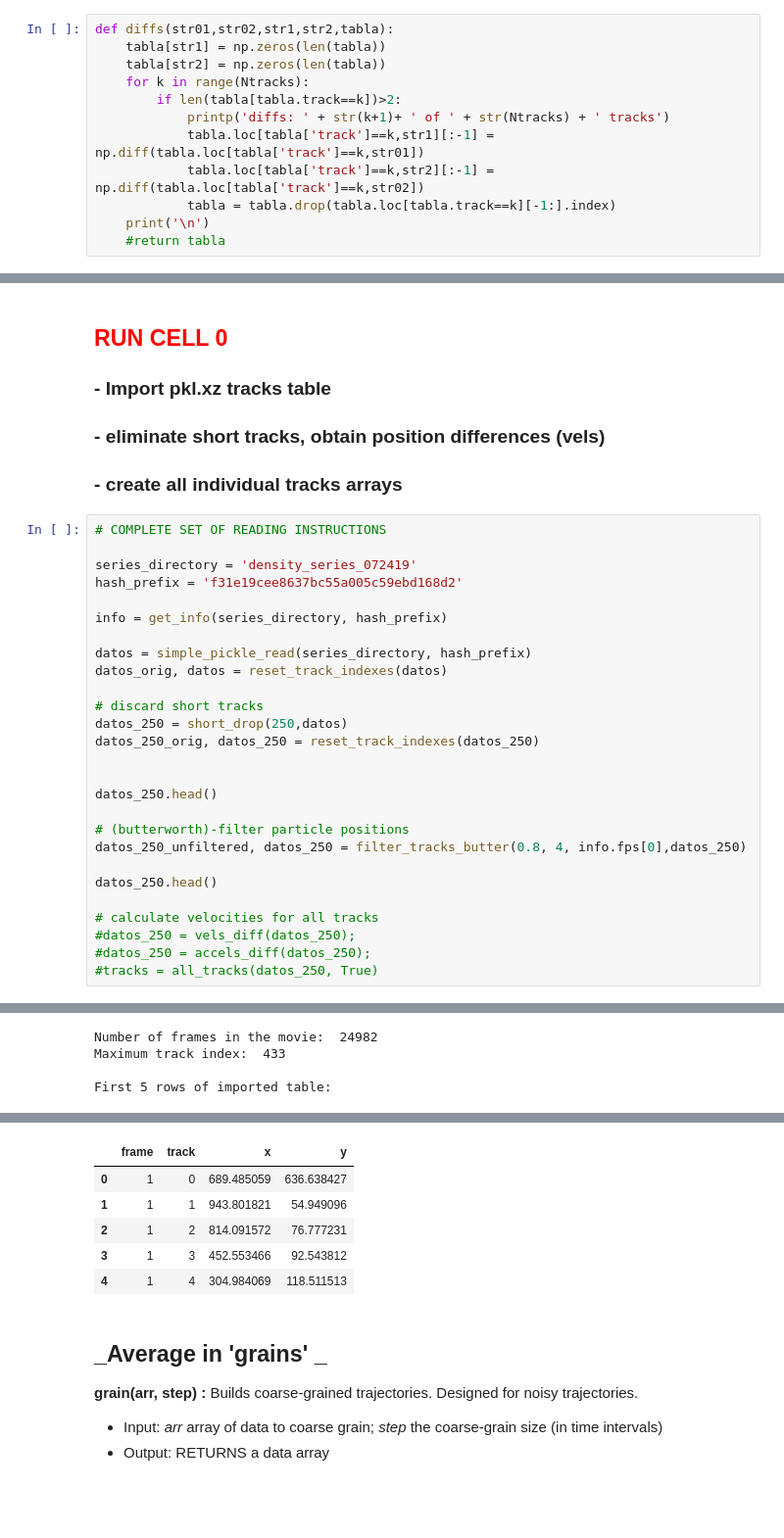
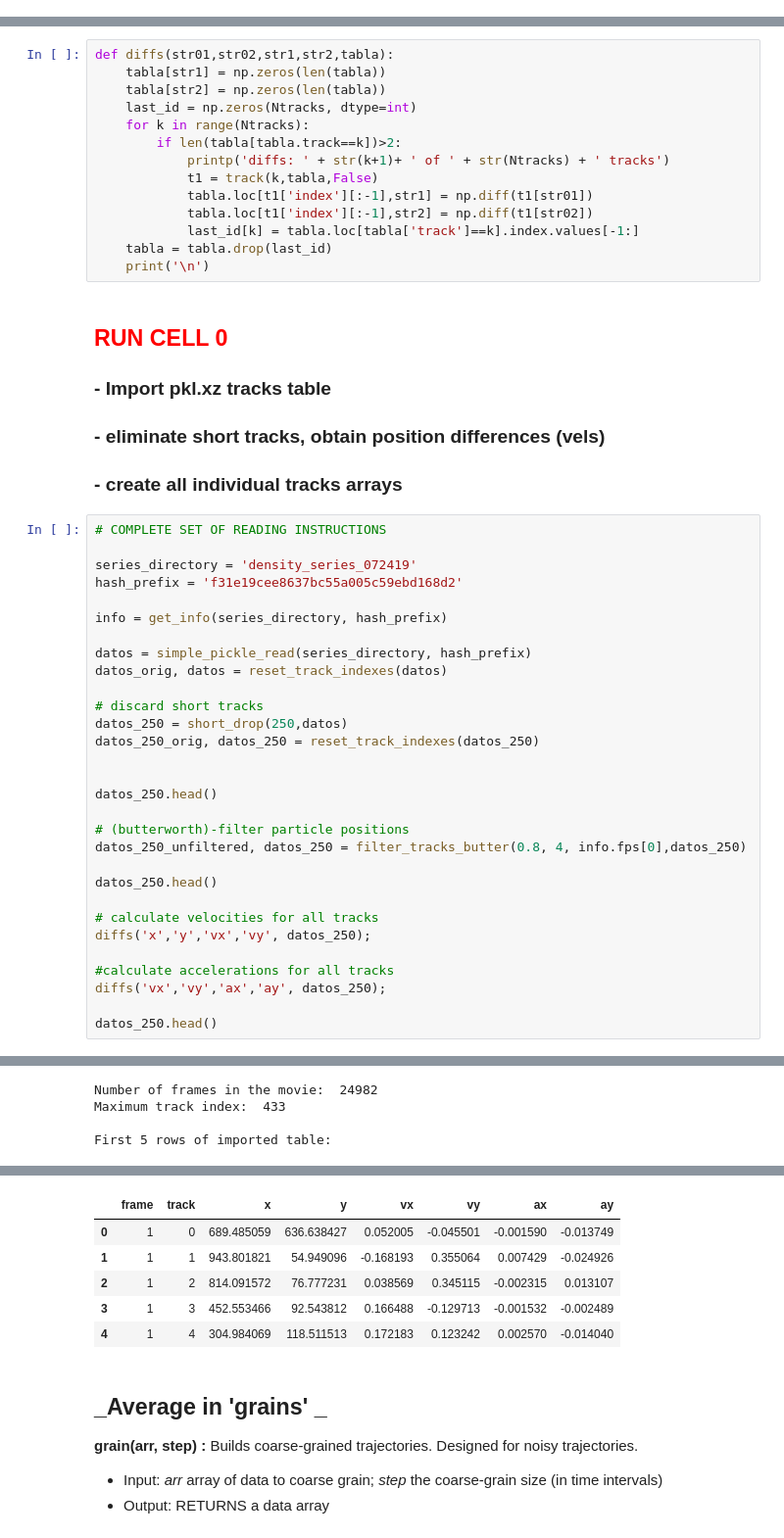
Before and after one commit to fvegar/Tracks, a Jupyter notebook: tracks_processing.ipynb, the cells around one changed output, grey strips where cells are left out. Shown at 98% size. Cells and saved outputs as stored; diff of their text form; blank space fills up the shorter version.

Commit message:
diff function stabilized and corrected

```diff
--- a/tracks_processing.ipynb
+++ b/tracks_processing.ipynb
@@ -264,12 +255,0 @@ __vels(tabla) :__ Ouputs velocities from tracks table; by decomposing into indiv
-# %%
-def diffs(str01,str02,str1,str2,tabla):
-    tabla[str1] = np.zeros(len(tabla))
-    tabla[str2] = np.zeros(len(tabla))
-    for k in range(Ntracks):
-        if len(tabla[tabla.track==k])>2:
-            printp('diffs: ' + str(k+1)+ ' of ' + str(Ntracks) + ' tracks')
-            tabla.loc[tabla['track']==k,str1][:-1] = np.diff(tabla.loc[tabla['track']==k,str01])
-            tabla.loc[tabla['track']==k,str2][:-1] = np.diff(tabla.loc[tabla['track']==k,str02])
-            tabla = tabla.drop(tabla.loc[tabla.track==k][-1:].index)
-    print('\n')
-    #return tabla
@@ -363,3 +300,17 @@ def filter_tracks_butter(fr,step,fps,tabla):
+# %%
+def diffs(str01,str02,str1,str2,tabla):
+    tabla[str1] = np.zeros(len(tabla))
+    tabla[str2] = np.zeros(len(tabla))
+    last_id = np.zeros(Ntracks, dtype=int)
+    for k in range(Ntracks):
+        if len(tabla[tabla.track==k])>2:
+            printp('diffs: ' + str(k+1)+ ' of ' + str(Ntracks) + ' tracks')
+            t1 = track(k,tabla,False)
+            tabla.loc[t1['index'][:-1],str1] = np.diff(t1[str01])
+            tabla.loc[t1['index'][:-1],str2] = np.diff(t1[str02])
+            last_id[k] = tabla.loc[tabla['track']==k].index.values[-1:]
+    tabla = tabla.drop(last_id)
+    print('\n')
 # %% [markdown]
 ## <font color='RED'>RUN CELL 0</font>
 ### - Import pkl.xz tracks table
@@ -389,9 +340,12 @@ datos_250_unfiltered, datos_250 = filter_tracks_butter(0.8, 4, info.fps[0],datos
 datos_250.head()
 
 # calculate velocities for all tracks
-#datos_250 = vels_diff(datos_250);
-#datos_250 = accels_diff(datos_250);
-#tracks = all_tracks(datos_250, True)
+diffs('x','y','vx','vy', datos_250);
+
+#calculate accelerations for all tracks
+diffs('vx','vy','ax','ay', datos_250);
+
+datos_250.head()
 # %% [output]
 |  | 0 |
 | N | 60 |
@@ -430,9 +386,9 @@ Filtering positions for track no. 175 of 175
-|  | frame | track | x | y |
-| 0 | 1 | 0 | 689.485059 | 636.638427 |
-| 1 | 1 | 1 | 943.801821 | 54.949096 |
-| 2 | 1 | 2 | 814.091572 | 76.777231 |
-| 3 | 1 | 3 | 452.553466 | 92.543812 |
-| 4 | 1 | 4 | 304.984069 | 118.511513 |
+|  | frame | track | x | y | vx | vy | ax | ay |
+| 0 | 1 | 0 | 689.485059 | 636.638427 | 0.052005 | -0.045501 | -0.001590 | -0.013749 |
+| 1 | 1 | 1 | 943.801821 | 54.949096 | -0.168193 | 0.355064 | 0.007429 | -0.024926 |
+| 2 | 1 | 2 | 814.091572 | 76.777231 | 0.038569 | 0.345115 | -0.002315 | 0.013107 |
+| 3 | 1 | 3 | 452.553466 | 92.543812 | 0.166488 | -0.129713 | -0.001532 | -0.002489 |
+| 4 | 1 | 4 | 304.984069 | 118.511513 | 0.172183 | 0.123242 | 0.002570 | -0.014040 |
 # %% [markdown]
 ## _Average in 'grains' _
 
```
Also changed, not shown: parts of 5 cells of this notebook.
